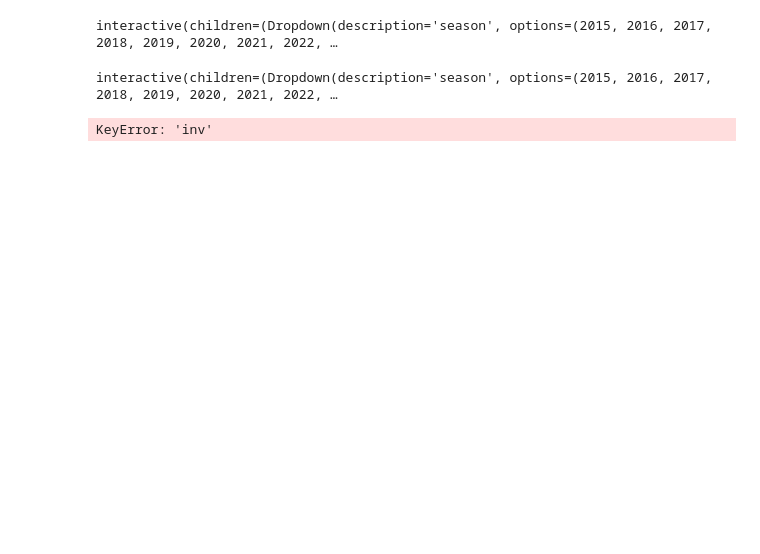
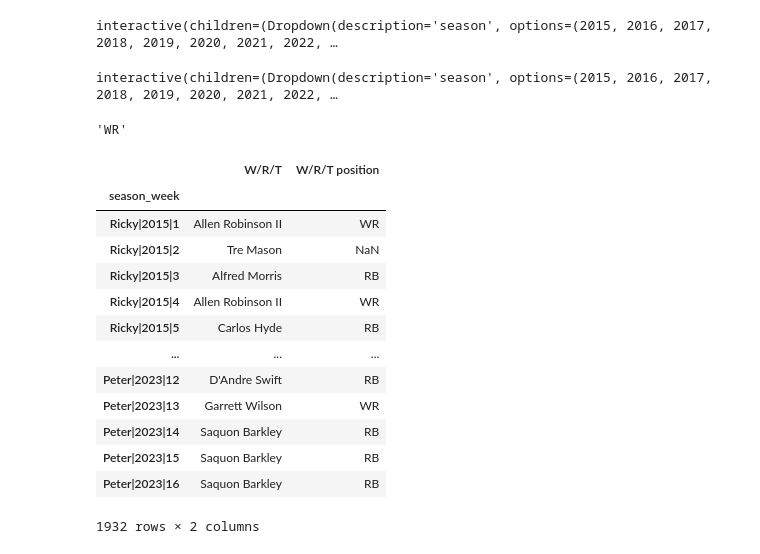
Before and after one commit to mikeminik/yahoo-ssff, a Jupyter notebook: code/matchups/matchups_EDA.ipynb, the cells around one changed output. Cells and saved outputs as stored; diff of their text form; code cells hidden in the pictures; blank space fills up the shorter version.

```diff
--- a/code/matchups/matchups_EDA.ipynb
+++ b/code/matchups/matchups_EDA.ipynb
@@ -176,6 +170,21 @@ def highest_score_explorer( season = df['season'].unique()):
 # %% [output]
 interactive(children=(Dropdown(description='season', options=(2015, 2016, 2017, 2018, 2019, 2020, 2021, 2022, …
 # %%
-df1['inv']
+position_columns = ['QB',
+                   'WR1',
+                   'WR2',
+                   'WR3',
+                   'RB1',
+                   'RB2',
+                   'TE',
+                   'W/R/T',
+                   'DEF',
+                   'BN1',
+                    'BN2',
+                    'BN3',
+                    'BN4',
+                    'BN5',
+                    'BN6',
+                    'BN7'
+                   ]
+points_columns = [ x + '_points' for x in position_columns]
-# %% [output]
-KeyError: 'inv'
@@ -181,0 +193,4 @@ KeyError: 'inv'
+# %%
+player_meta.loc[player_meta['name.full'].str.contains('Allen Robinson II'), 'display_position'].max()
+# %% [output]
+'WR'
@@ -181,0 +199,17 @@ KeyError: 'inv'
+# %%
+df[['W/R/T', 'W/R/T position']]
+# %% [output]
+|  | W/R/T | W/R/T position |
+| season_week |  |  |
+| Ricky|2015|1 | Allen Robinson II | WR |
+| Ricky|2015|2 | Tre Mason | NaN |
+| Ricky|2015|3 | Alfred Morris | RB |
+| Ricky|2015|4 | Allen Robinson II | WR |
+| Ricky|2015|5 | Carlos Hyde | RB |
+| ... | ... | ... |
+| Peter|2023|12 | D'Andre Swift | RB |
+| Peter|2023|13 | Garrett Wilson | WR |
+| Peter|2023|14 | Saquon Barkley | RB |
+| Peter|2023|15 | Saquon Barkley | RB |
+| Peter|2023|16 | Saquon Barkley | RB |
+1932 rows × 2 columns
```
Also changed, not shown: parts of 24 cells of this notebook, 6 other files.
